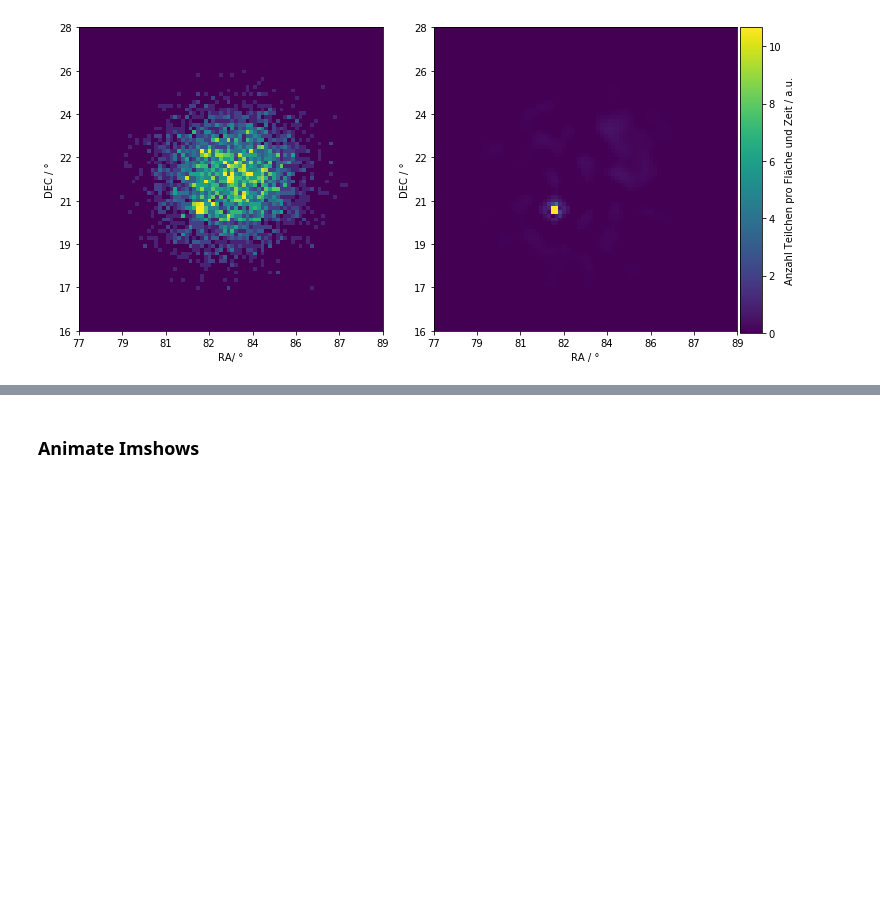
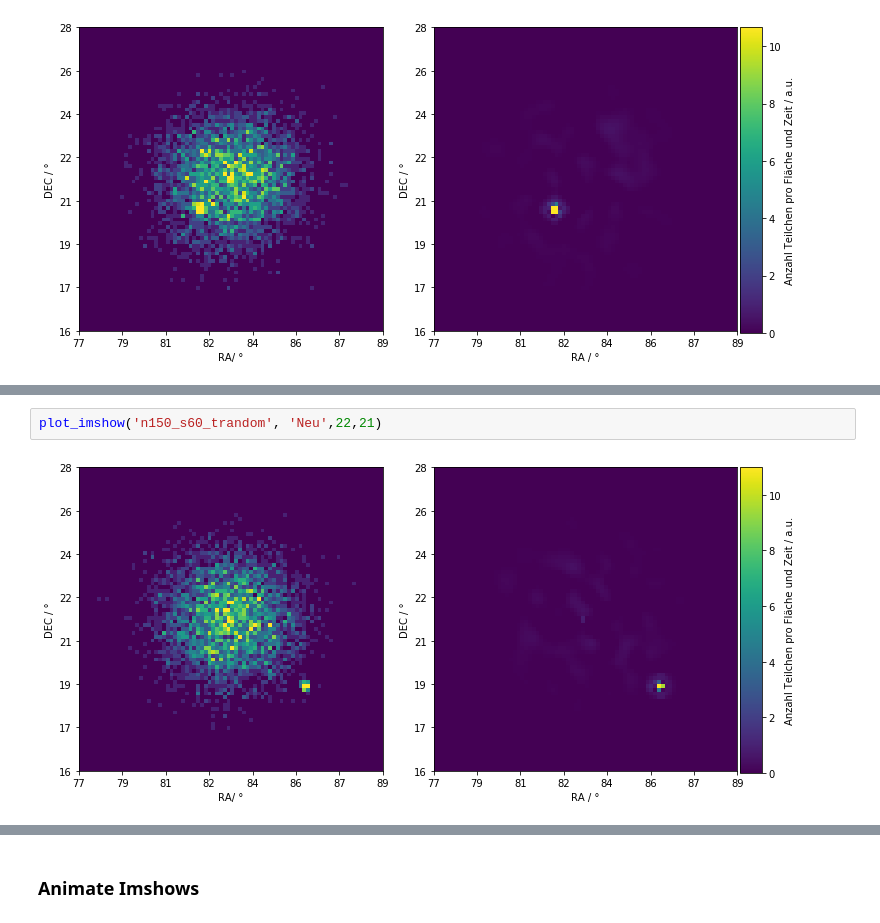
Before and after one commit to JanaMo/Project_Master, a Jupyter notebook: transient_search_plots/Show_results.ipynb, the cells around one changed output, grey strips where cells are left out. Saved outputs shown, nothing was run; the diff lists cells and outputs as text; blank space fills up the shorter version.

```diff
--- a/transient_search_plots/Show_results.ipynb
+++ b/transient_search_plots/Show_results.ipynb
@@ -241,3 +247,7 @@ plot_imshow('n104_s60_trandom', 'Eng',25,26)
+# %%
+plot_imshow('n150_s60_trandom', 'Neu',22,21)
+# %% [output]
+[figure, added]
 # %%
 def plot_Comparison(name,Output,loc1,loc2):
     cube = Table.read('/home/jana/Schreibtisch/Projekt_Master/cta_transient_search/build/{}_cube.hdf5'.format(name), path='data')
```
Also changed, not shown: parts of 5 cells of this notebook.
